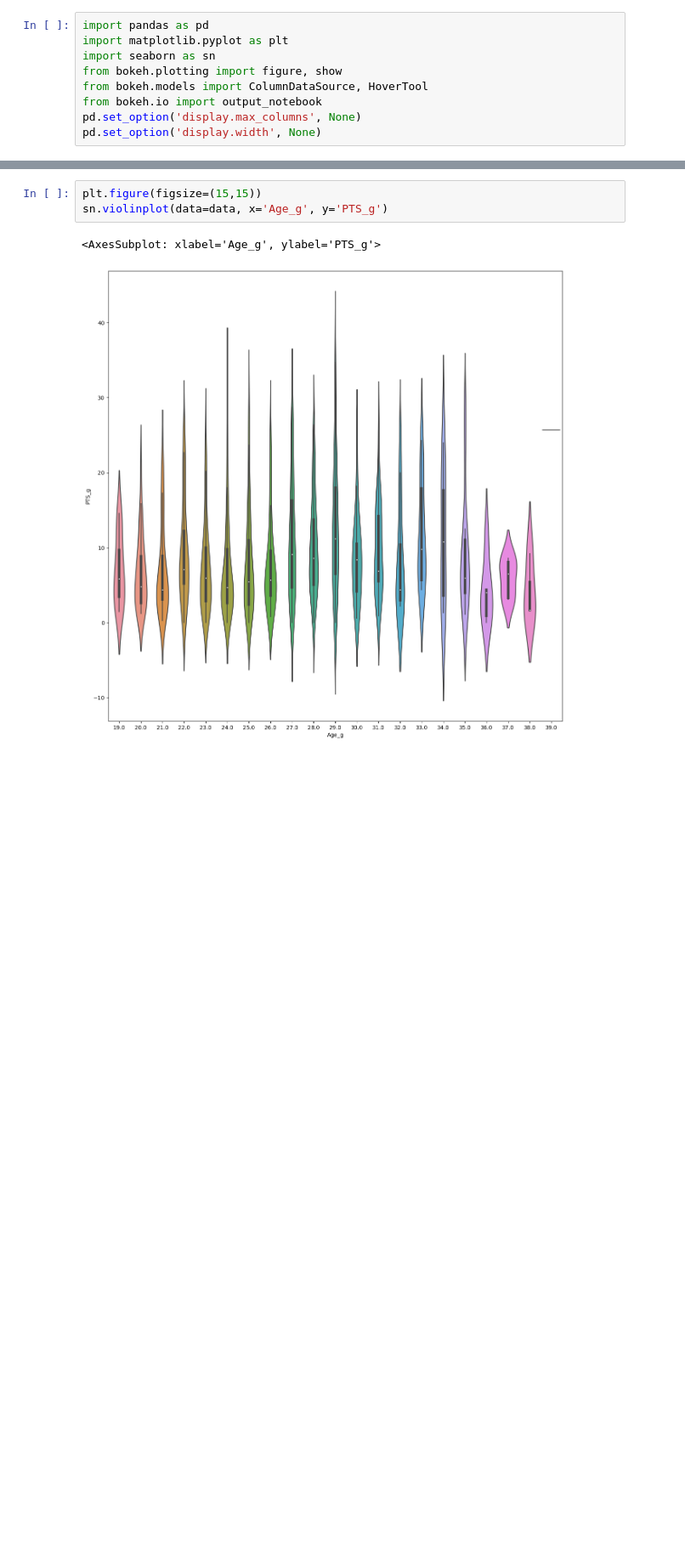
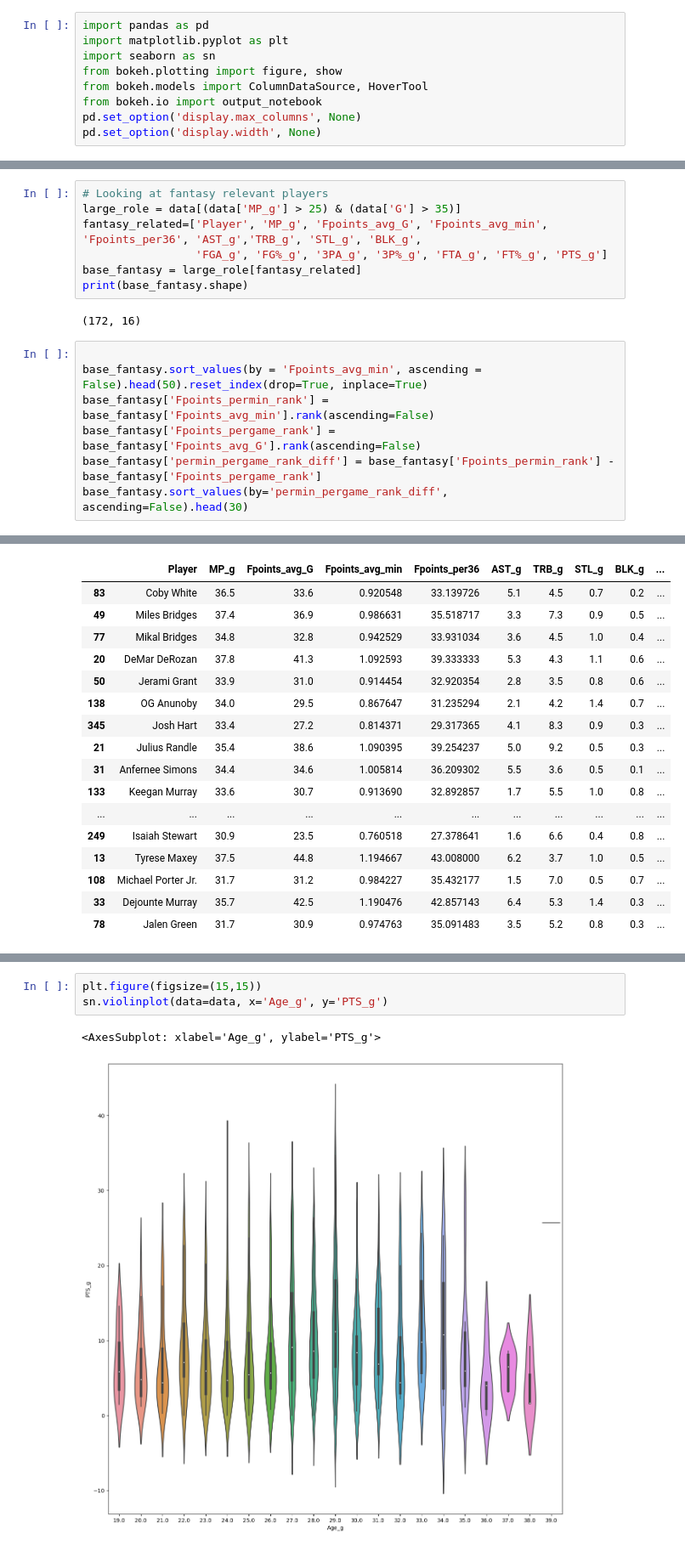
Before and after one commit to mcgillies/nbafantasy2024, a Jupyter notebook: plot_exploration.ipynb, the cells around one changed output, grey strips where cells are left out. Shown at 85% size. Saved outputs shown, nothing was run; the diff lists cells and outputs as text; blank space fills up the shorter version.

```diff
--- a/plot_exploration.ipynb
+++ b/plot_exploration.ipynb
@@ -15,0 +34,17 @@ relevant_players = data[(data['MP_g'] > 15) & (data['G'] > 20)]
+# %%
+# Looking at fantasy relevant players
+large_role = data[(data['MP_g'] > 25) & (data['G'] > 35)]
+fantasy_related=['Player', 'MP_g', 'Fpoints_avg_G', 'Fpoints_avg_min', 'Fpoints_per36', 'AST_g','TRB_g', 'STL_g', 'BLK_g',
+                 'FGA_g', 'FG%_g', '3PA_g', '3P%_g', 'FTA_g', 'FT%_g', 'PTS_g']
+base_fantasy = large_role[fantasy_related]
+print(base_fantasy.shape)
+# %% [output]
+(172, 16)
+# %%
+
+base_fantasy.sort_values(by = 'Fpoints_avg_min', ascending = False).head(50).reset_index(drop=True, inplace=True)
+base_fantasy['Fpoints_permin_rank'] = base_fantasy['Fpoints_avg_min'].rank(ascending=False)
+base_fantasy['Fpoints_pergame_rank'] = base_fantasy['Fpoints_avg_G'].rank(ascending=False)
+base_fantasy['permin_pergame_rank_diff'] = base_fantasy['Fpoints_permin_rank'] - base_fantasy['Fpoints_pergame_rank']
+base_fantasy.sort_values(by='permin_pergame_rank_diff', ascending=False).head(30)
+# %% [output]
@@ -16 +66,18 @@ relevant_players = data[(data['MP_g'] > 15) & (data['G'] > 20)]
+|  | Player | MP_g | Fpoints_avg_G | Fpoints_avg_min | Fpoints_per36 | AST_g | TRB_g | STL_g | BLK_g | ... |
+| 83 | Coby White | 36.5 | 33.6 | 0.920548 | 33.139726 | 5.1 | 4.5 | 0.7 | 0.2 | ... |
+| 49 | Miles Bridges | 37.4 | 36.9 | 0.986631 | 35.518717 | 3.3 | 7.3 | 0.9 | 0.5 | ... |
+| 77 | Mikal Bridges | 34.8 | 32.8 | 0.942529 | 33.931034 | 3.6 | 4.5 | 1.0 | 0.4 | ... |
+| 20 | DeMar DeRozan | 37.8 | 41.3 | 1.092593 | 39.333333 | 5.3 | 4.3 | 1.1 | 0.6 | ... |
+| 50 | Jerami Grant | 33.9 | 31.0 | 0.914454 | 32.920354 | 2.8 | 3.5 | 0.8 | 0.6 | ... |
+| 138 | OG Anunoby | 34.0 | 29.5 | 0.867647 | 31.235294 | 2.1 | 4.2 | 1.4 | 0.7 | ... |
+| 345 | Josh Hart | 33.4 | 27.2 | 0.814371 | 29.317365 | 4.1 | 8.3 | 0.9 | 0.3 | ... |
+| 21 | Julius Randle | 35.4 | 38.6 | 1.090395 | 39.254237 | 5.0 | 9.2 | 0.5 | 0.3 | ... |
+| 31 | Anfernee Simons | 34.4 | 34.6 | 1.005814 | 36.209302 | 5.5 | 3.6 | 0.5 | 0.1 | ... |
+| 133 | Keegan Murray | 33.6 | 30.7 | 0.913690 | 32.892857 | 1.7 | 5.5 | 1.0 | 0.8 | ... |
+| ... | ... | ... | ... | ... | ... | ... | ... | ... | ... | ... |
+| 249 | Isaiah Stewart | 30.9 | 23.5 | 0.760518 | 27.378641 | 1.6 | 6.6 | 0.4 | 0.8 | ... |
+| 13 | Tyrese Maxey | 37.5 | 44.8 | 1.194667 | 43.008000 | 6.2 | 3.7 | 1.0 | 0.5 | ... |
+| 108 | Michael Porter Jr. | 31.7 | 31.2 | 0.984227 | 35.432177 | 1.5 | 7.0 | 0.5 | 0.7 | ... |
+| 33 | Dejounte Murray | 35.7 | 42.5 | 1.190476 | 42.857143 | 6.4 | 5.3 | 1.4 | 0.3 | ... |
+| 78 | Jalen Green | 31.7 | 30.9 | 0.974763 | 35.091483 | 3.5 | 5.2 | 0.8 | 0.3 | ... |
 # %%
```
Also changed, not shown: parts of 7 cells of this notebook, 1 other file.
